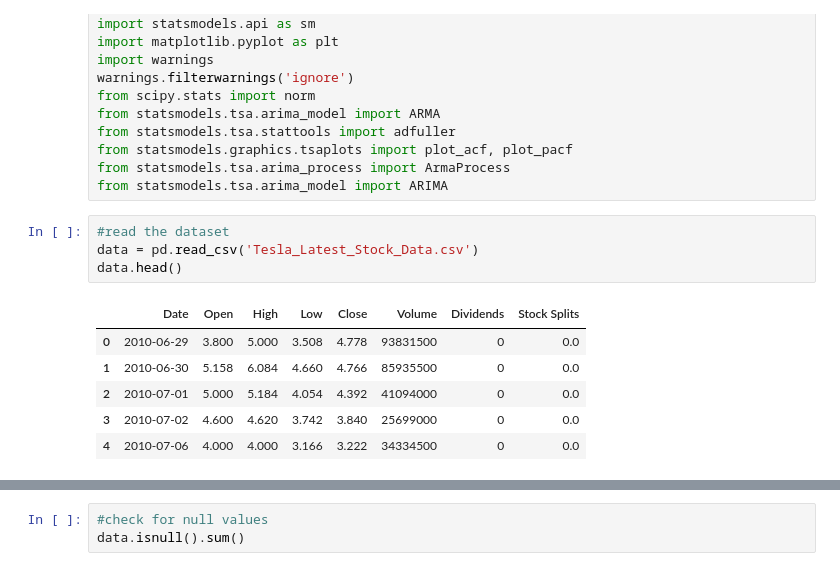
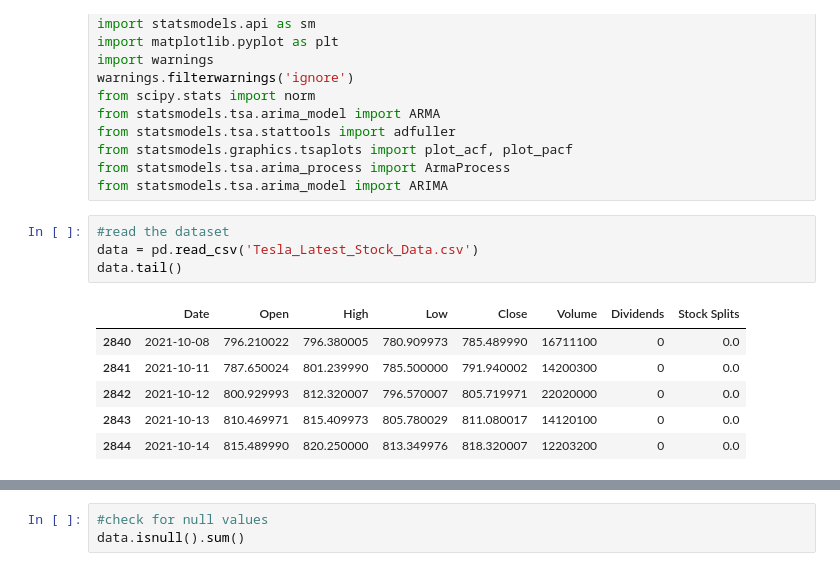
Before and after one commit to Pravy1610/Time-Series-Forecasting, a Jupyter notebook: timeseries.ipynb, the cells around one changed output, grey strips where cells are left out. Drawn from its saved outputs; the diff is of its cells as text.

Commit message:
visualized data

```diff
--- a/timeseries.ipynb
+++ b/timeseries.ipynb
@@ -15,11 +15,11 @@ from statsmodels.tsa.arima_model import ARIMA
 # %%
 #read the dataset
 data = pd.read_csv('Tesla_Latest_Stock_Data.csv')
-data.head()
+data.tail()
 # %% [output]
 |  | Date | Open | High | Low | Close | Volume | Dividends | Stock Splits |
-| 0 | 2010-06-29 | 3.800 | 5.000 | 3.508 | 4.778 | 93831500 | 0 | 0.0 |
-| 1 | 2010-06-30 | 5.158 | 6.084 | 4.660 | 4.766 | 85935500 | 0 | 0.0 |
-| 2 | 2010-07-01 | 5.000 | 5.184 | 4.054 | 4.392 | 41094000 | 0 | 0.0 |
-| 3 | 2010-07-02 | 4.600 | 4.620 | 3.742 | 3.840 | 25699000 | 0 | 0.0 |
-| 4 | 2010-07-06 | 4.000 | 4.000 | 3.166 | 3.222 | 34334500 | 0 | 0.0 |
+| 2840 | 2021-10-08 | 796.210022 | 796.380005 | 780.909973 | 785.489990 | 16711100 | 0 | 0.0 |
+| 2841 | 2021-10-11 | 787.650024 | 801.239990 | 785.500000 | 791.940002 | 14200300 | 0 | 0.0 |
+| 2842 | 2021-10-12 | 800.929993 | 812.320007 | 796.570007 | 805.719971 | 22020000 | 0 | 0.0 |
+| 2843 | 2021-10-13 | 810.469971 | 815.409973 | 805.780029 | 811.080017 | 14120100 | 0 | 0.0 |
+| 2844 | 2021-10-14 | 815.489990 | 820.250000 | 813.349976 | 818.320007 | 12203200 | 0 | 0.0 |
```
Also changed, not shown: parts of 8 cells of this notebook.
